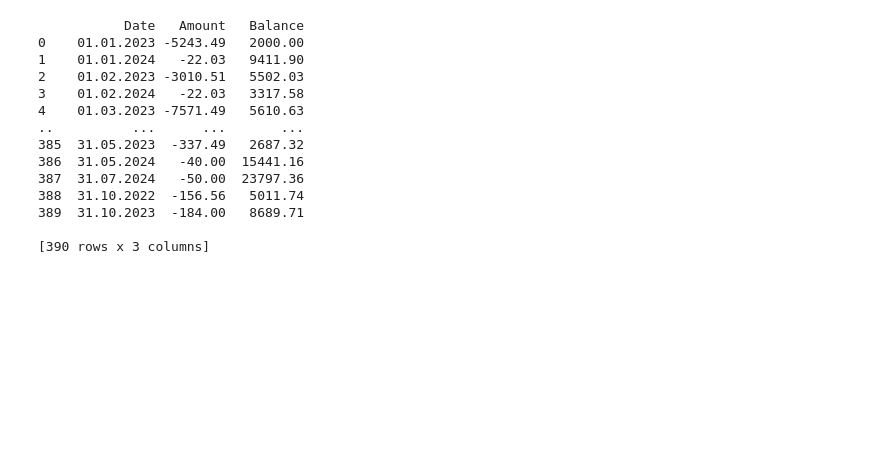
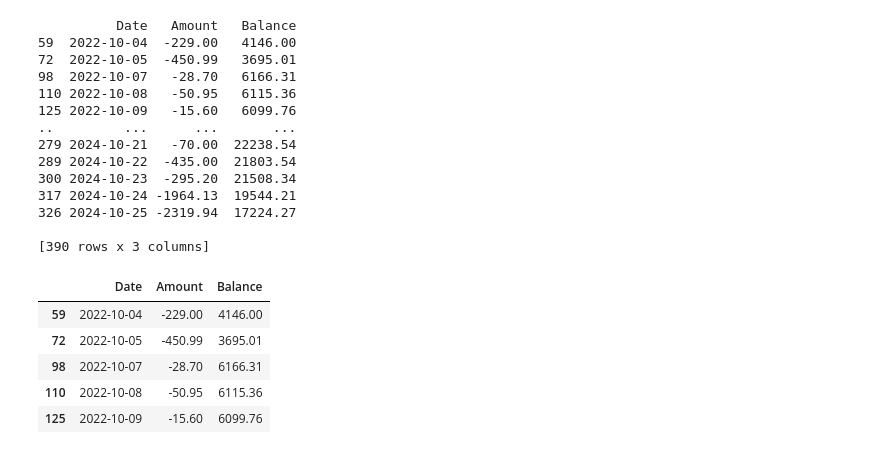
Before and after one commit to sudentrs/DSA210-Data-Science-Term-Project, a Jupyter notebook: EDA.ipynb, the cells around one changed output. Cells and saved outputs as stored; diff of their text form; code cells hidden in the pictures; blank space fills up the shorter version.

```diff
--- a/EDA.ipynb
+++ b/EDA.ipynb
@@ -7,7 +7,7 @@ import pandas as pd
 # %%
 df = pd.read_excel('C:/Users/sudet/Downloads/210/final_dataset.xlsx')
 # %%
-# Convert the Date and Time columns to datetime format
+# Convert the Date and Time columns to datetime format if not already done
 df['DateTime'] = pd.to_datetime(df['Date'].astype(str) + ' ' + df['Time'])
 
 # Group by Date and aggregate the Amount and Balance
@@ -16,20 +16,35 @@ daily_spending = df.sort_values(by='DateTime').groupby('Date').agg({
     'Balance': 'last'
 }).reset_index()
 
+# Convert the Date column to datetime format for sorting
+daily_spending['Date'] = pd.to_datetime(daily_spending['Date'], format='%d.%m.%Y')
+
+# Sort by Date starting from the earliest
+daily_spending = daily_spending.sort_values(by='Date')
+
 # Display the daily spending
 print(daily_spending)
 # %% [output]
-           Date   Amount   Balance
-0    01.01.2023 -5243.49   2000.00
-1    01.01.2024   -22.03   9411.90
-2    01.02.2023 -3010.51   5502.03
-3    01.02.2024   -22.03   3317.58
-4    01.03.2023 -7571.49   5610.63
-..          ...      ...       ...
-385  31.05.2023  -337.49   2687.32
-386  31.05.2024   -40.00  15441.16
-387  31.07.2024   -50.00  23797.36
-388  31.10.2022  -156.56   5011.74
-389  31.10.2023  -184.00   8689.71
+          Date   Amount   Balance
+59  2022-10-04  -229.00   4146.00
+72  2022-10-05  -450.99   3695.01
+98  2022-10-07   -28.70   6166.31
+110 2022-10-08   -50.95   6115.36
+125 2022-10-09   -15.60   6099.76
+..         ...      ...       ...
+279 2024-10-21   -70.00  22238.54
+289 2024-10-22  -435.00  21803.54
+300 2024-10-23  -295.20  21508.34
+317 2024-10-24 -1964.13  19544.21
+326 2024-10-25 -2319.94  17224.27
 
 [390 rows x 3 columns]
+# %%
+daily_spending.head()
+# %% [output]
+|  | Date | Amount | Balance |
+| 59 | 2022-10-04 | -229.00 | 4146.00 |
+| 72 | 2022-10-05 | -450.99 | 3695.01 |
+| 98 | 2022-10-07 | -28.70 | 6166.31 |
+| 110 | 2022-10-08 | -50.95 | 6115.36 |
+| 125 | 2022-10-09 | -15.60 | 6099.76 |
```
Also changed, not shown: parts of 6 cells of this notebook, 1 other file.
